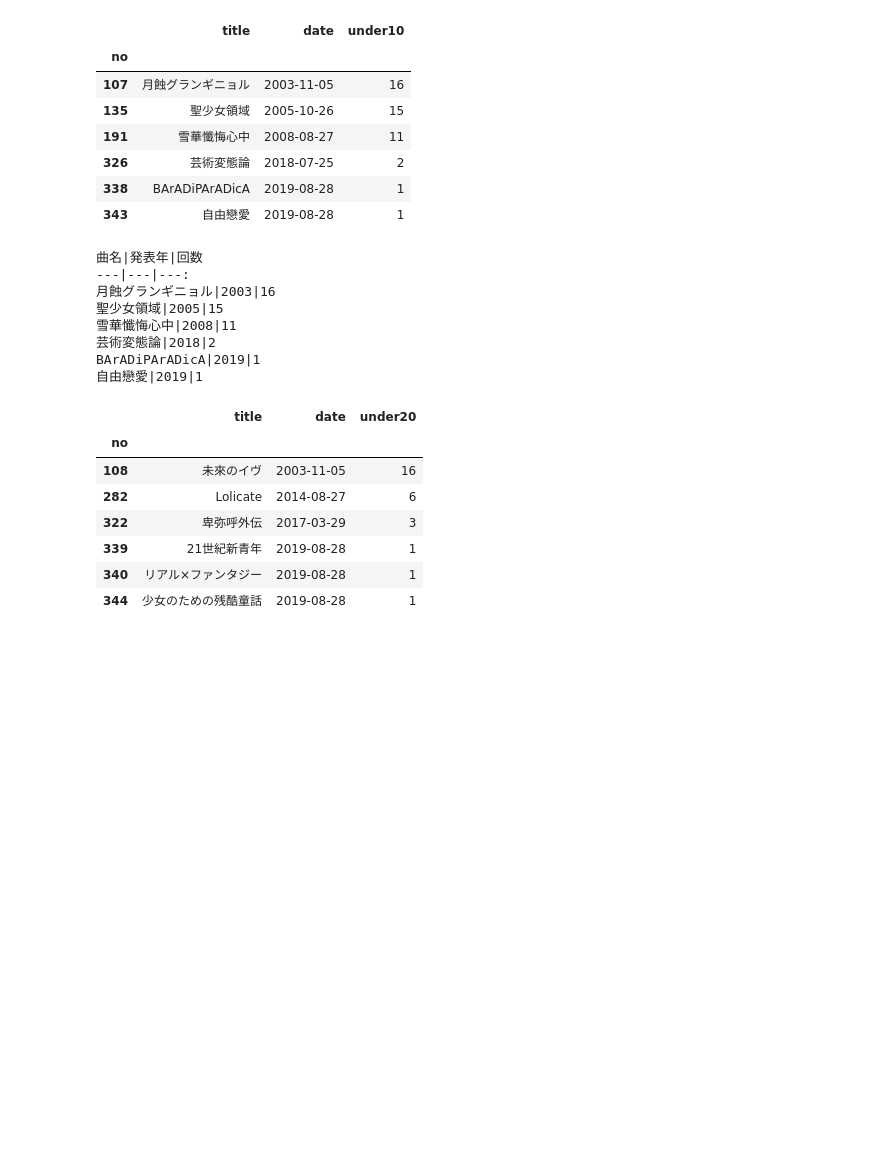
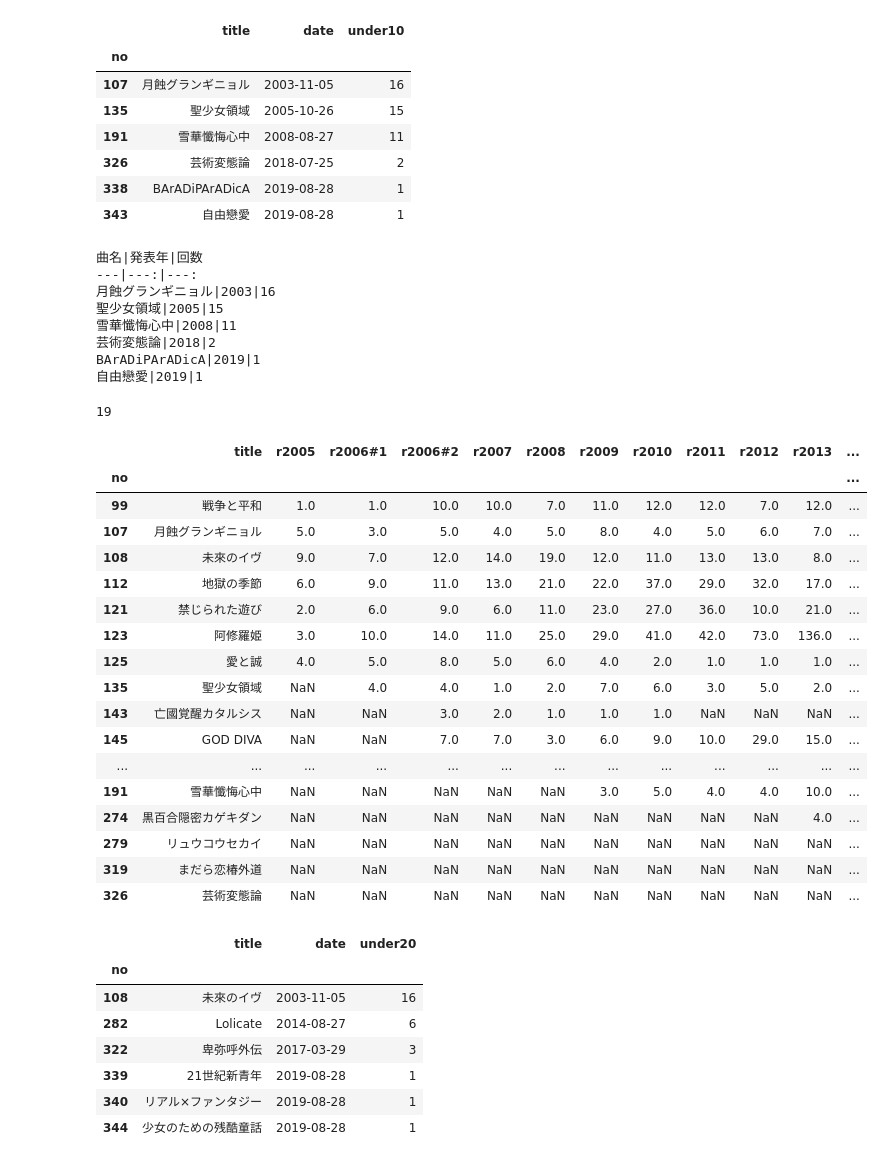
Before and after one commit to tabris913/aliran, a Jupyter notebook: aliran.ipynb, the cells around one changed output. Saved outputs shown, nothing was run; the diff lists cells and outputs as text; code cells hidden in the pictures; blank space fills up the shorter version.

```diff
--- a/aliran.ipynb
+++ b/aliran.ipynb
@@ -19,7 +19,8 @@ COLUMNS = [
 RECENT = 'r2019'
 BEFORE = 'r2018'
 URA = 'r2019'
-RANK_ALL = ['r2005', 'r2006#1', 'r2006#2', 'r2007', 'r2008', 'r2009', 'r2010', 'r2011', 'r2012', 'r2013', 'r2014', 'r2015', 'r2016', 'r2017', 'r2018', 'r2019']
+RANK_INCOMPLETE = ['r2005', 'r2006#1', 'r2006#2']
+RANK_ALL = RANK_INCOMPLETE + ['r2007', 'r2008', 'r2009', 'r2010', 'r2011', 'r2012', 'r2013', 'r2014', 'r2015', 'r2016', 'r2017', 'r2018', 'r2019']
 RANK = RANK_ALL[3:]
 RANK_BEFORE = list(filter(lambda x: x != RECENT, RANK_ALL))
 
@@ -108,7 +109,8 @@ lowest = info['max']
 データが揃っている登場回数
 # %%
 df = df.assign(**{key: 0. for key in ['average', 'average_exclude_debut', 'highest', 'highest_exclude_debut', 'lowest']}) \
-       .assign(**{key: 0 for key in ['over30', 'over50', 'over100', 'over200', 'count_all', 'count']})
+       .assign(**{key: 0 for key in ['over30', 'over50', 'over100', 'over200', 'count_all', 'count']}) \
+       .assign(latest_work=df.works.apply(lambda l: l[-1]))
 
 for no in df.index:
     song = df.loc[no]
@@ -126,6 +128,8 @@ for no in df.index:
     df.over200.at[no] = len(list(filter(lambda s: s > 200, song[to_mean_all].values)))
     df.count_all.at[no] = len(to_mean_all)
     df.at[no, 'count'] = len(to_mean)
+    # latest work
+
 
 df.head()
 # df.iloc[145]
@@ -500,18 +534,56 @@ target[max_rank <= 10][['title', 'date']].assign(under10=(target_rank_all <= 10)
 | 343 | 自由戀愛 | 2019-08-28 | 1 |
 # %%
 print('曲名|発表年|回数')
-print('---|---|---:')
+print('---|---:|---:')
 for no in _.index:
     print(f'{_.title.at[no]}|{_.date.at[no].year}|{_.under10.at[no]}')
 # %% [output]
 曲名|発表年|回数
----|---|---:
+---|---:|---:
 月蝕グランギニョル|2003|16
 聖少女領域|2005|15
 雪華懺悔心中|2008|11
 芸術変態論|2018|2
 BArADiPArADicA|2019|1
 自由戀愛|2019|1
+# %%
+# 初登場から続けてtop 10にいる
+N = 2
+t = []
+len_col = len(df.columns)
+for no in df.index:
+    idx = df.columns.to_list().index(df.initial.at[no])
+    cond = df.at[no, df.initial.at[no]] <= 10
+    for i in range(1, N):
+        if len_col <= idx + i or df.columns[idx + i] not in RANK_ALL:
+            cond = False
+            continue
+        cond &= df.loc[no].iat[idx + i] <= 10
+    if cond:
+        t += [df.title.at[no]]
+continuous10 = df.query('title in @t')[['title', *RANK_ALL]]
+print(len(continuous10))
+continuous10
+# %% [output]
+19
+|  | title | r2005 | r2006#1 | r2006#2 | r2007 | r2008 | r2009 | r2010 | r2011 | r2012 | r2013 | ... |
+| no |  |  |  |  |  |  |  |  |  |  |  | ... |
+| 99 | 戦争と平和 | 1.0 | 1.0 | 10.0 | 10.0 | 7.0 | 11.0 | 12.0 | 12.0 | 7.0 | 12.0 | ... |
+| 107 | 月蝕グランギニョル | 5.0 | 3.0 | 5.0 | 4.0 | 5.0 | 8.0 | 4.0 | 5.0 | 6.0 | 7.0 | ... |
+| 108 | 未來のイヴ | 9.0 | 7.0 | 12.0 | 14.0 | 19.0 | 12.0 | 11.0 | 13.0 | 13.0 | 8.0 | ... |
+| 112 | 地獄の季節 | 6.0 | 9.0 | 11.0 | 13.0 | 21.0 | 22.0 | 37.0 | 29.0 | 32.0 | 17.0 | ... |
+| 121 | 禁じられた遊び | 2.0 | 6.0 | 9.0 | 6.0 | 11.0 | 23.0 | 27.0 | 36.0 | 10.0 | 21.0 | ... |
+| 123 | 阿修羅姫 | 3.0 | 10.0 | 14.0 | 11.0 | 25.0 | 29.0 | 41.0 | 42.0 | 73.0 | 136.0 | ... |
+| 125 | 愛と誠 | 4.0 | 5.0 | 8.0 | 5.0 | 6.0 | 4.0 | 2.0 | 1.0 | 1.0 | 1.0 | ... |
+| 135 | 聖少女領域 | NaN | 4.0 | 4.0 | 1.0 | 2.0 | 7.0 | 6.0 | 3.0 | 5.0 | 2.0 | ... |
+| 143 | 亡國覚醒カタルシス | NaN | NaN | 3.0 | 2.0 | 1.0 | 1.0 | 1.0 | NaN | NaN | NaN | ... |
+| 145 | GOD DIVA | NaN | NaN | 7.0 | 7.0 | 3.0 | 6.0 | 9.0 | 10.0 | 29.0 | 15.0 | ... |
+| ... | ... | ... | ... | ... | ... | ... | ... | ... | ... | ... | ... | ... |
+| 191 | 雪華懺悔心中 | NaN | NaN | NaN | NaN | NaN | 3.0 | 5.0 | 4.0 | 4.0 | 10.0 | ... |
+| 274 | 黒百合隠密カゲキダン | NaN | NaN | NaN | NaN | NaN | NaN | NaN | NaN | NaN | 4.0 | ... |
+| 279 | リュウコウセカイ | NaN | NaN | NaN | NaN | NaN | NaN | NaN | NaN | NaN | NaN | ... |
+| 319 | まだら恋椿外道 | NaN | NaN | NaN | NaN | NaN | NaN | NaN | NaN | NaN | NaN | ... |
+| 326 | 芸術変態論 | NaN | NaN | NaN | NaN | NaN | NaN | NaN | NaN | NaN | NaN | ... |
 # %%
 target[(10 < max_rank) & (max_rank <= 20)][['title', 'date']].assign(under20=(target_rank_all <= 20).sum(1))
 # %% [output]
```
Also changed, not shown: parts of 43 cells of this notebook, 1 other file.
